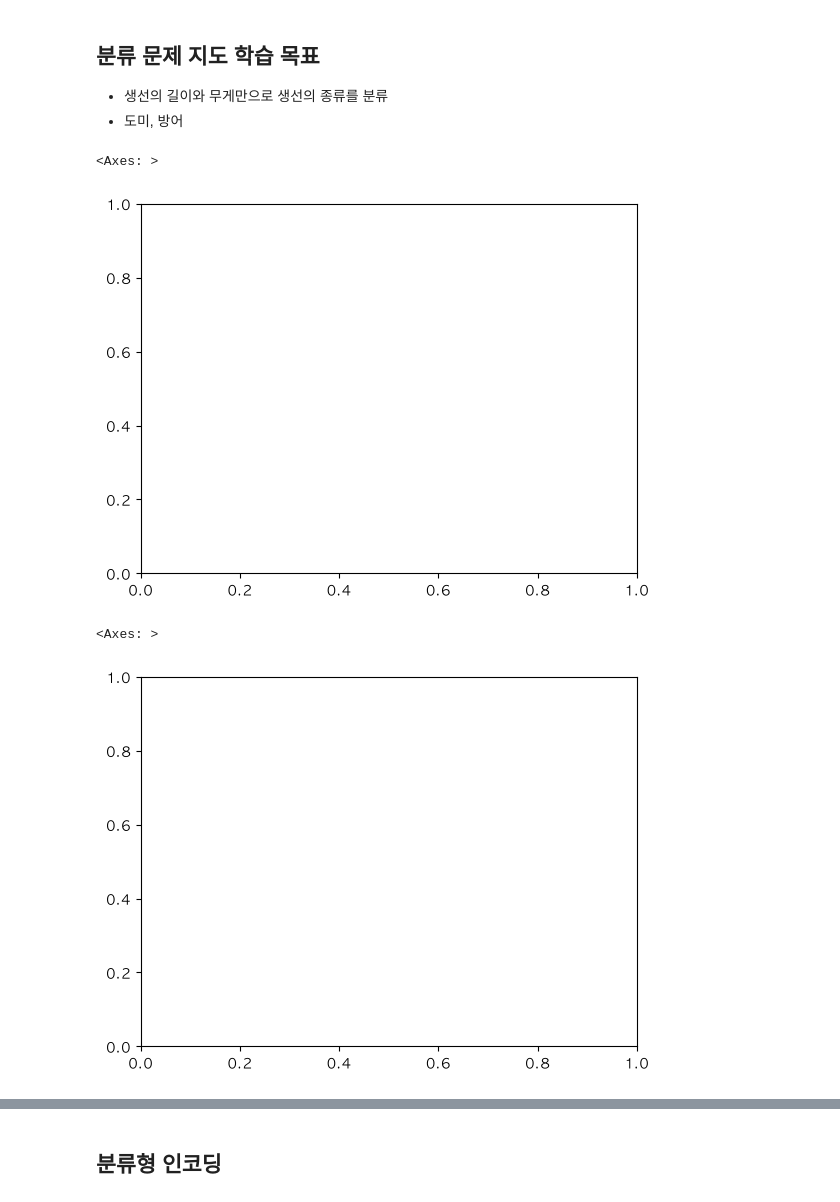
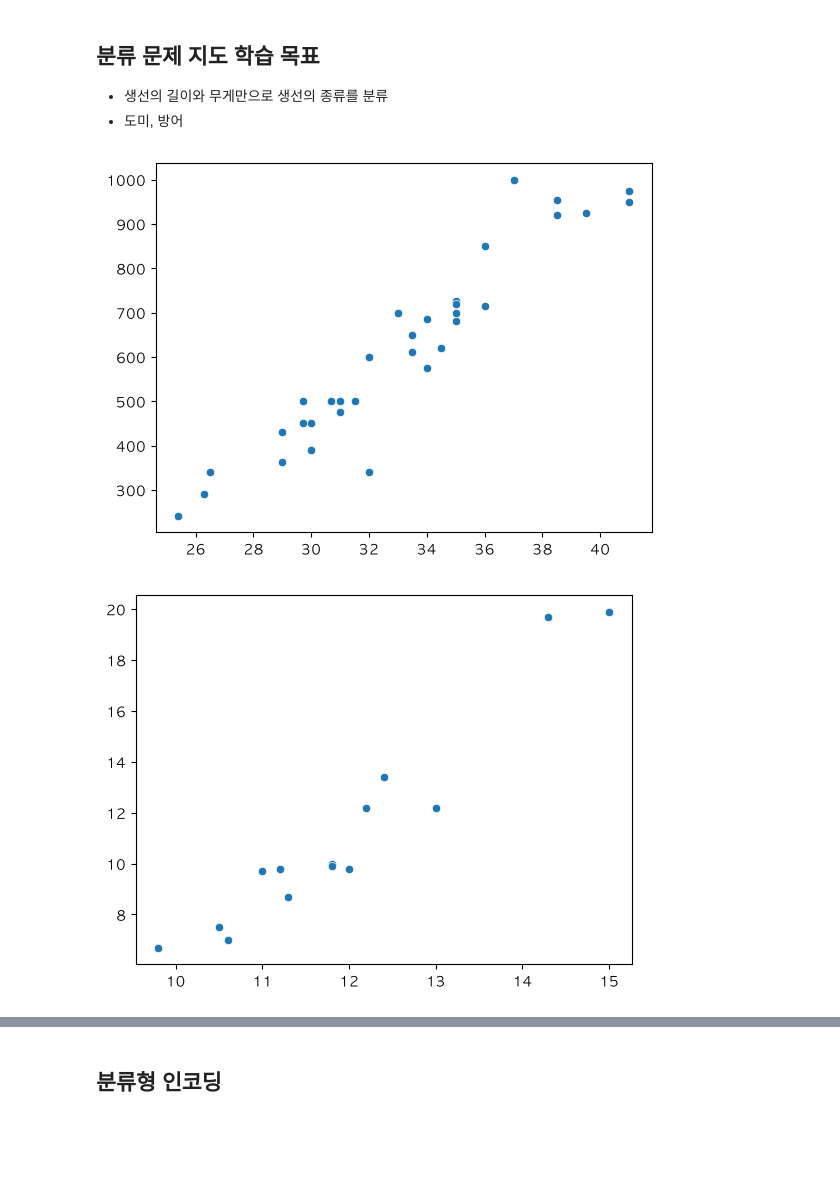
Before and after one commit to LEE0202020/study, a Jupyter notebook: 4.지도 학습 (KNN).ipynb, the cells around one changed output, grey strips where cells are left out. Cells and saved outputs as stored; diff of their text form; code cells hidden in the pictures; blank space fills up the shorter version.

```diff
--- a/4.지도 학습 (KNN).ipynb
+++ b/4.지도 학습 (KNN).ipynb
@@ -101,21 +102,24 @@ df.describe()
 - 생선의 길이와 무게만으로 생선의 종류를 분류
 - 도미, 방어
 # %%
-# bream
+# bream: 도미(총 35개 데이터)
+# ['Bream', 'Roach', 'Whitefish', 'Parkki', 'Perch', 'Pike', 'Smelt']
+bream_length = list(df[df["Species"] == "Bream"]["Length"])
+bream_weight = list(df[df["Species"] == "Bream"]["Weight"])
 
-bream_length = list(df[df["Species"] == "Beam"]["Length"])
-bream_weight = list(df[df["Species"] == "Beam"]["Length"])
-
-sns.scatterplot(x=bream_length, y= bream_weight)
+# 선형 데이터
+sns.scatterplot(x= bream_length, y=bream_weight)
+plt.show()
 # %% [output]
-<Axes: >
-[figure, old version]
+[figure, new version]
 # %%
-# Smelt:방어 (총 14개)
-smelt_length = list(df[df["Species"] == "Beam"]["Length"])
-smelt_weight = list(df[df["Species"] == "Beam"]["Length"])
+# Smelt: 빙어(총 14개)
+# ['Bream', 'Roach', 'Whitefish', 'Parkki', 'Perch', 'Pike', 'Smelt']
+smelt_length = list(df[df["Species"] == "Smelt"]["Length"])
+smelt_weight = list(df[df["Species"] == "Smelt"]["Weight"])
 
-sns.scatterplot(x=smelt_length, y= smelt_weight)
+# 선형데이터
+sns.scatterplot(x=smelt_length, y=smelt_weight)
+plt.show()
 # %% [output]
-<Axes: >
-[figure, old version]
+[figure, new version]
```
Also changed, not shown: parts of 23 cells of this notebook, 3 other files.
